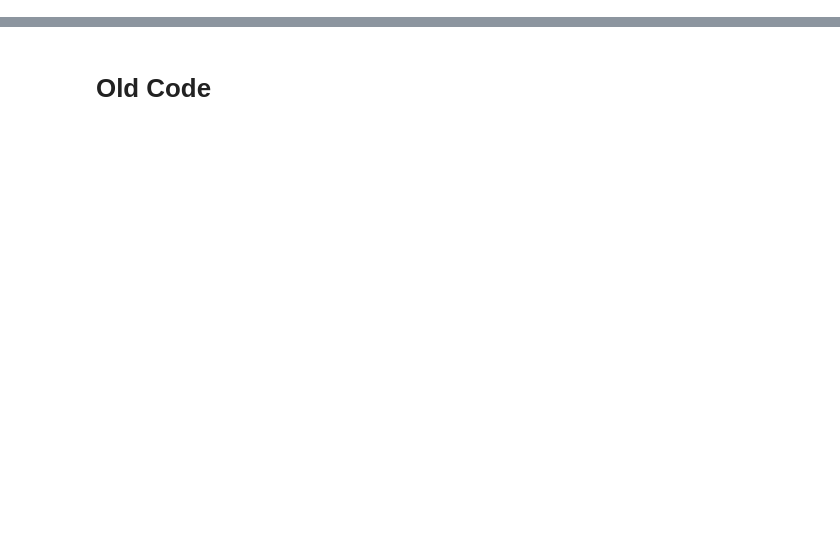
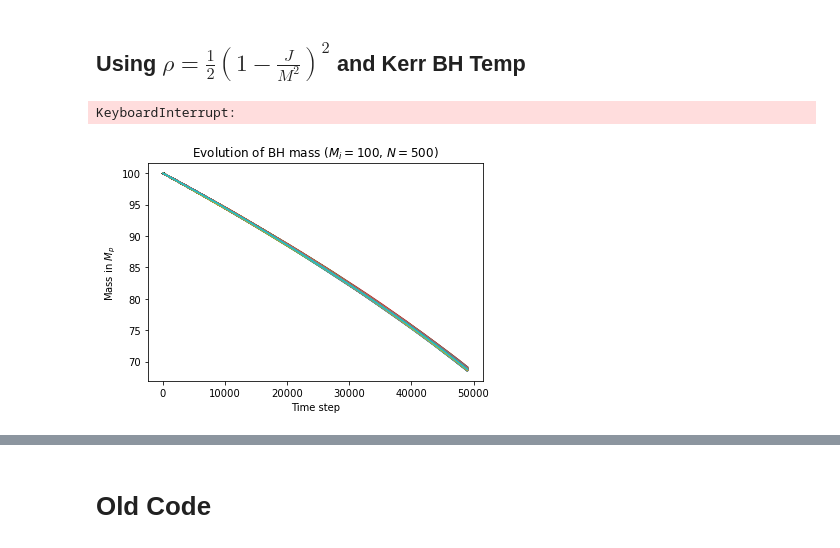
Before and after one commit to qtaylorphys/BH_Extremal, a Jupyter notebook: BH_Ext.ipynb, the cells around one changed output, grey strips where cells are left out. Drawn from its saved outputs; the diff is of its cells as text; code cells hidden in the pictures; blank space fills up the shorter version.

```diff
--- a/BH_Ext.ipynb
+++ b/BH_Ext.ipynb
@@ -126,0 +161,2 @@ Number of near extreaml BH's: 2, Percentage: 0.02
+# %% [markdown]
+## Using $\rho = \frac{1}{2}\left(1-\frac{J}{M^2}\right)^2$ and Kerr BH Temp
@@ -126,0 +168,47 @@ Number of near extreaml BH's: 2, Percentage: 0.02
+# %%
+mass_i = 100 #in Planck Masses
+Mass = np.zeros((Nmc+1,N+1))
+J = np.zeros((Nmc+1,N+1))
+astar = np.zeros((Nmc+1,N+1))
+Mass[:,0] = mass_i
+rand = rng.random(size = (Nmc,N))
+for n in range(Nmc):
+    for i in range(N):
+        j = J[n,i]
+        m = Mass[n,i]
+        a = j/m/m
+        if m < 1:
+            Mass[n,i:] = 1
+            break
+        else:
+            astar[n,i] = a
+            if abs(a) > 1:
+                astar[n,i:] = 1
+                J[n,i-1:] = j
+                Mass[n,i-1:] = m
+                break
+            rho = 1/2*(1-2*j/m**2)**2
+            kerrT = 1/8/np.pi/m*(np.sqrt(1-a**2))/(1+np.sqrt(1-a**2)) #Kerr temperature
+            Mass[n,i+1] = m-change[n,i]*kerrT
+            if rho > rand[n,i]:
+                J[n,i+1] = j-change[n,i]*kerrT
+            else:
+                J[n,i+1] = j+change[n,i]*kerrT
+
+#Mass[Mass < 1] = 1;
+#astar[astar > 1] = 1;
+Mass = np.delete(Mass, -1, 0);
+J = np.delete(J, -1, 0);
+astar = np.delete(astar,-1,0);
+# %% [output]
+KeyboardInterrupt:
+# %%
+plt.plot(Mass.T)
+#plt.legend(loc = 'center left', bbox_to_anchor = (1.0, 0.5))
+plt.title(f'Evolution of BH mass ($M_i = {mass_i}$, $N = {Nmc}$)')
+plt.ylabel('Mass in $M_p$')
+plt.xlabel('Time step')
+#plt.xlim(45000,48000)
+plt.show()
+# %% [output]
+[figure, added]
```
Also changed, not shown: parts of 19 cells of this notebook.
